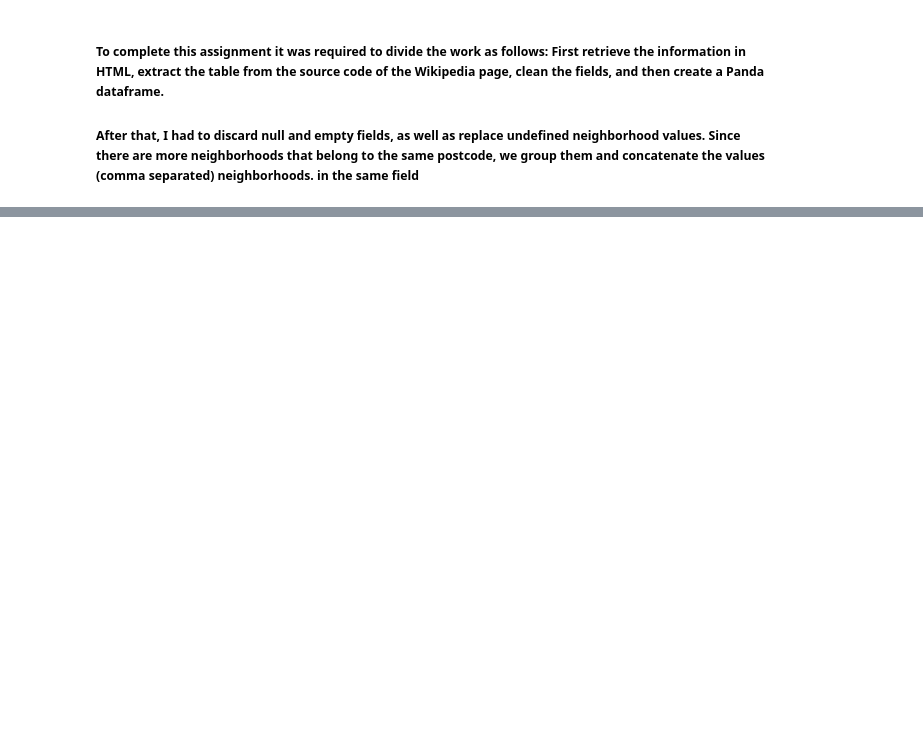
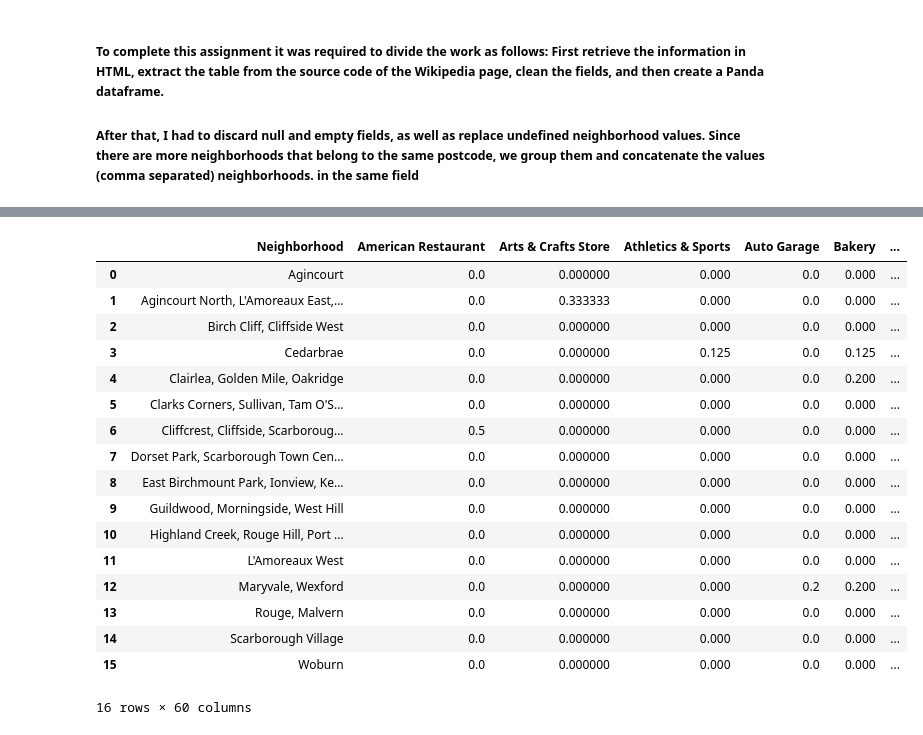
Before and after one commit to Mato-G/Coursera_Capstone, a Jupyter notebook: Course 9 - Week 3 copy 2.ipynb, the cells around one changed output, grey strips where cells are left out. Drawn from its saved outputs; the diff is of its cells as text; code cells hidden in the pictures; blank space fills up the shorter version.

```diff
--- a/Course 9 - Week 3 copy 2.ipynb
+++ b/Course 9 - Week 3 copy 2.ipynb
@@ -169,0 +452,3 @@ venues_map
+# %%
+results = requests.get(url).json()
+results
@@ -169,0 +473,16 @@ venues_map
+# %%
+venues = results['response']['groups'][0]['items']
+
+nearby_venues = json_normalize(venues) # flatten JSON
+
+# filter columns
+filtered_columns = ['venue.name', 'venue.categories', 'venue.location.lat', 'venue.location.lng']
+nearby_venues =nearby_venues.loc[:, filtered_columns]
+
+# filter the category for each row
+nearby_venues['venue.categories'] = nearby_venues.apply(get_category_type, axis=1)
+
+# clean columns
+nearby_venues.columns = [col.split(".")[-1] for col in nearby_venues.columns]
+
+nearby_venues.head()
@@ -169,0 +537,5 @@ venues_map
+# %%
+scar_venues = getNearbyVenues(names=scar_data['Neighborhood'],
+                                   latitudes=scar_data['Latitude'],
+                                   longitudes=scar_data['Longitude']
+                                  )
@@ -169,0 +571,12 @@ venues_map
+# %%
+# one hot encoding
+scar_hot = pd.get_dummies(scar_venues[['Venue Category']], prefix="", prefix_sep="")
+
+# add neighborhood column back to dataframe
+scar_hot['Neighborhood'] = scar_venues['Neighborhood']
+
+# move neighborhood column to the first column
+fixed_columns = [scar_hot.columns[-1]] + list(scar_hot.columns[:-1])
+scar_hot = scar_hot[fixed_columns]
+
+scar_hot.head()
@@ -169,0 +591,22 @@ venues_map
+# %%
+scar_grouped = scar_hot.groupby('Neighborhood').mean().reset_index()
+scar_grouped
+# %% [output]
+|  | Neighborhood | American Restaurant | Arts & Crafts Store | Athletics & Sports | Auto Garage | Bakery | ... |
+| 0 | Agincourt | 0.0 | 0.000000 | 0.000 | 0.0 | 0.000 | ... |
+| 1 | Agincourt North, L'Amoreaux East,... | 0.0 | 0.333333 | 0.000 | 0.0 | 0.000 | ... |
+| 2 | Birch Cliff, Cliffside West | 0.0 | 0.000000 | 0.000 | 0.0 | 0.000 | ... |
+| 3 | Cedarbrae | 0.0 | 0.000000 | 0.125 | 0.0 | 0.125 | ... |
+| 4 | Clairlea, Golden Mile, Oakridge | 0.0 | 0.000000 | 0.000 | 0.0 | 0.200 | ... |
+| 5 | Clarks Corners, Sullivan, Tam O'S... | 0.0 | 0.000000 | 0.000 | 0.0 | 0.000 | ... |
+| 6 | Cliffcrest, Cliffside, Scarboroug... | 0.5 | 0.000000 | 0.000 | 0.0 | 0.000 | ... |
+| 7 | Dorset Park, Scarborough Town Cen... | 0.0 | 0.000000 | 0.000 | 0.0 | 0.000 | ... |
+| 8 | East Birchmount Park, Ionview, Ke... | 0.0 | 0.000000 | 0.000 | 0.0 | 0.000 | ... |
+| 9 | Guildwood, Morningside, West Hill | 0.0 | 0.000000 | 0.000 | 0.0 | 0.000 | ... |
+| 10 | Highland Creek, Rouge Hill, Port ... | 0.0 | 0.000000 | 0.000 | 0.0 | 0.000 | ... |
+| 11 | L'Amoreaux West | 0.0 | 0.000000 | 0.000 | 0.0 | 0.000 | ... |
+| 12 | Maryvale, Wexford | 0.0 | 0.000000 | 0.000 | 0.2 | 0.200 | ... |
+| 13 | Rouge, Malvern | 0.0 | 0.000000 | 0.000 | 0.0 | 0.000 | ... |
+| 14 | Scarborough Village | 0.0 | 0.000000 | 0.000 | 0.0 | 0.000 | ... |
+| 15 | Woburn | 0.0 | 0.000000 | 0.000 | 0.0 | 0.000 | ... |
+16 rows × 60 columns
```
Also changed, not shown: parts of 53 cells of this notebook.
